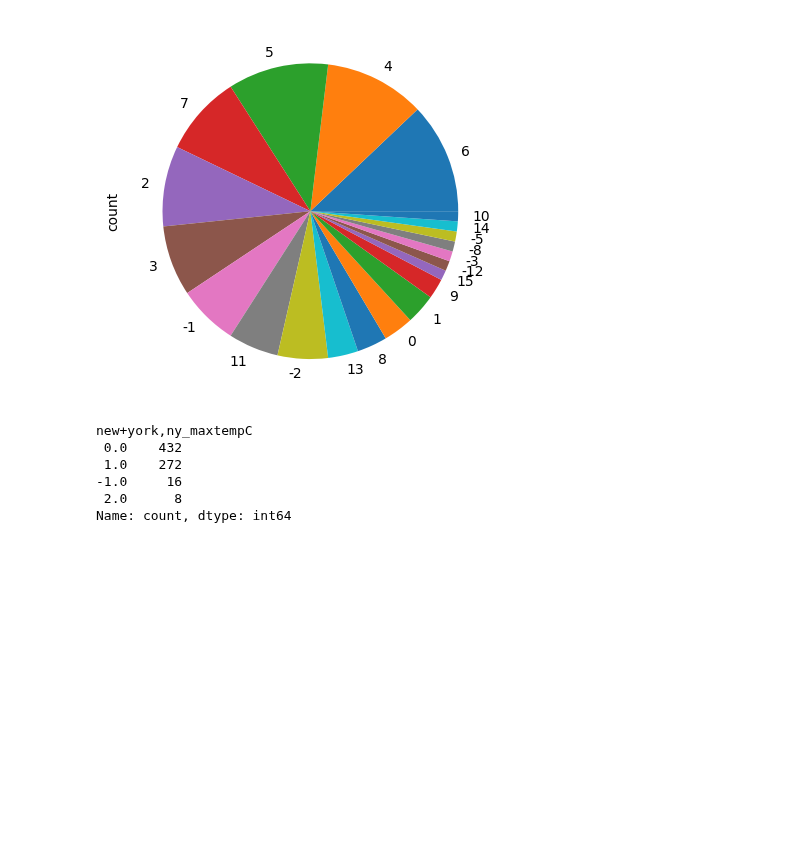
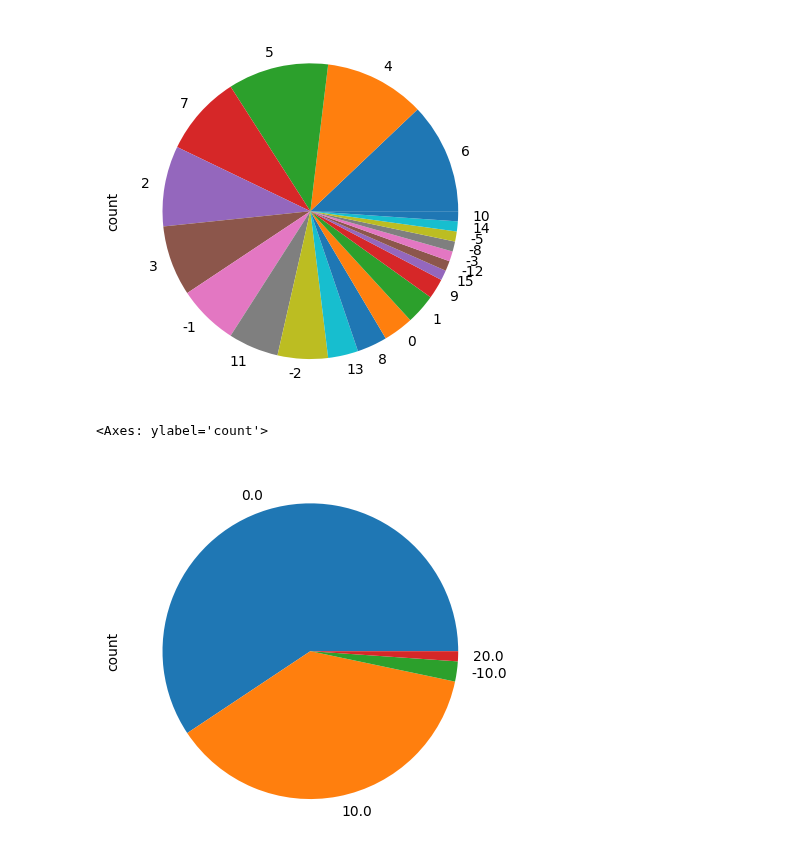
Before and after one commit to reuven/apple-2025-01Jan-plotting, a Jupyter notebook: Apple 2025-01Jan-09.ipynb, the cells around one changed output. Saved outputs shown, nothing was run; the diff lists cells and outputs as text; code cells hidden in the pictures; blank space fills up the shorter version.

```diff
--- a/Apple 2025-01Jan-09.ipynb
+++ b/Apple 2025-01Jan-09.ipynb
@@ -392,11 +392,7 @@ df['new+york,ny_maxtempC'].value_counts().plot.pie()
 <Axes: ylabel='count'>
 [figure]
 # %%
-(df['new+york,ny_maxtempC'] / 10).round(0).value_counts()
+(df['new+york,ny_maxtempC'] / 10).round(-1).mul(10).value_counts().plot.pie()
 # %% [output]
-new+york,ny_maxtempC
- 0.0    432
- 1.0    272
--1.0     16
- 2.0      8
-Name: count, dtype: int64
+<Axes: ylabel='count'>
+[figure, added]
```
